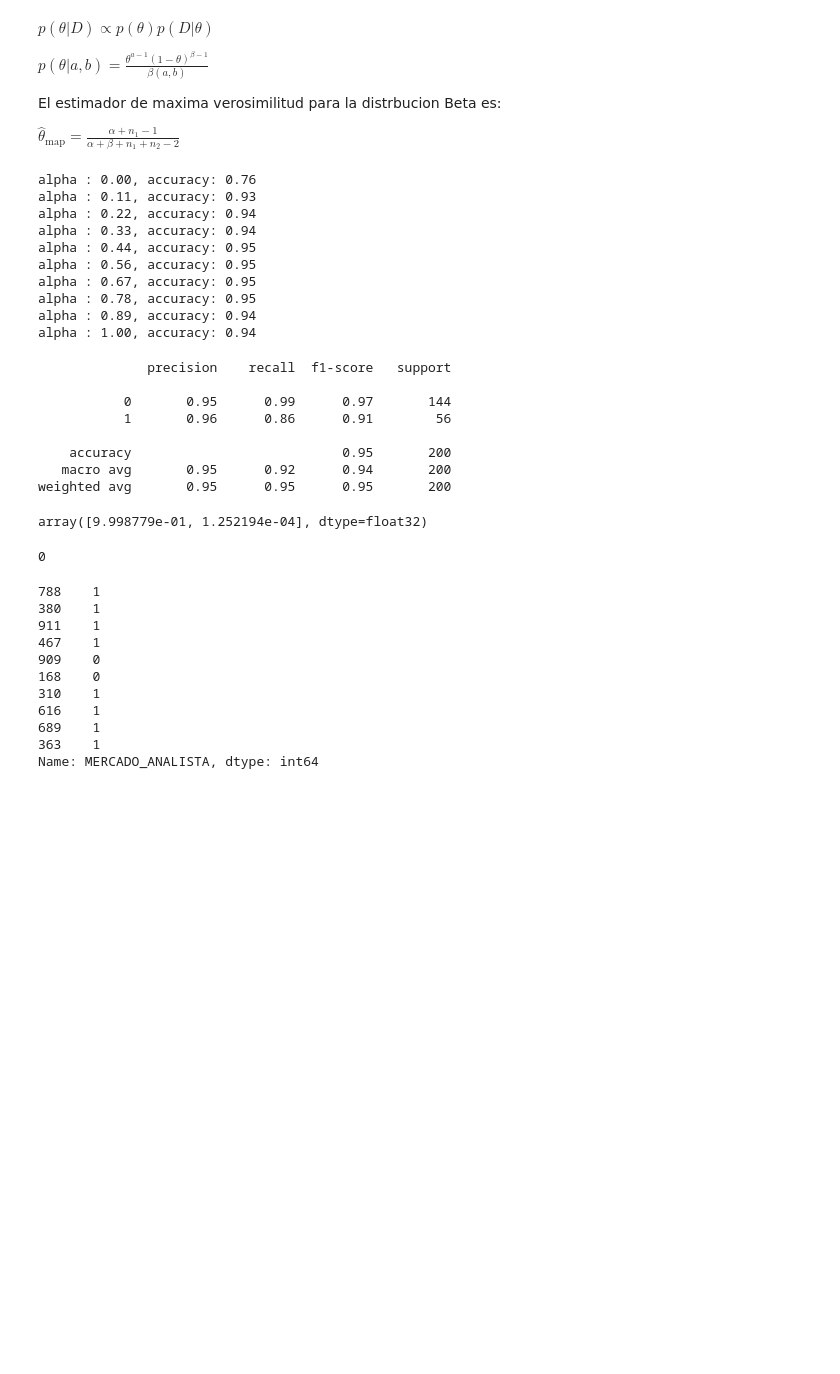
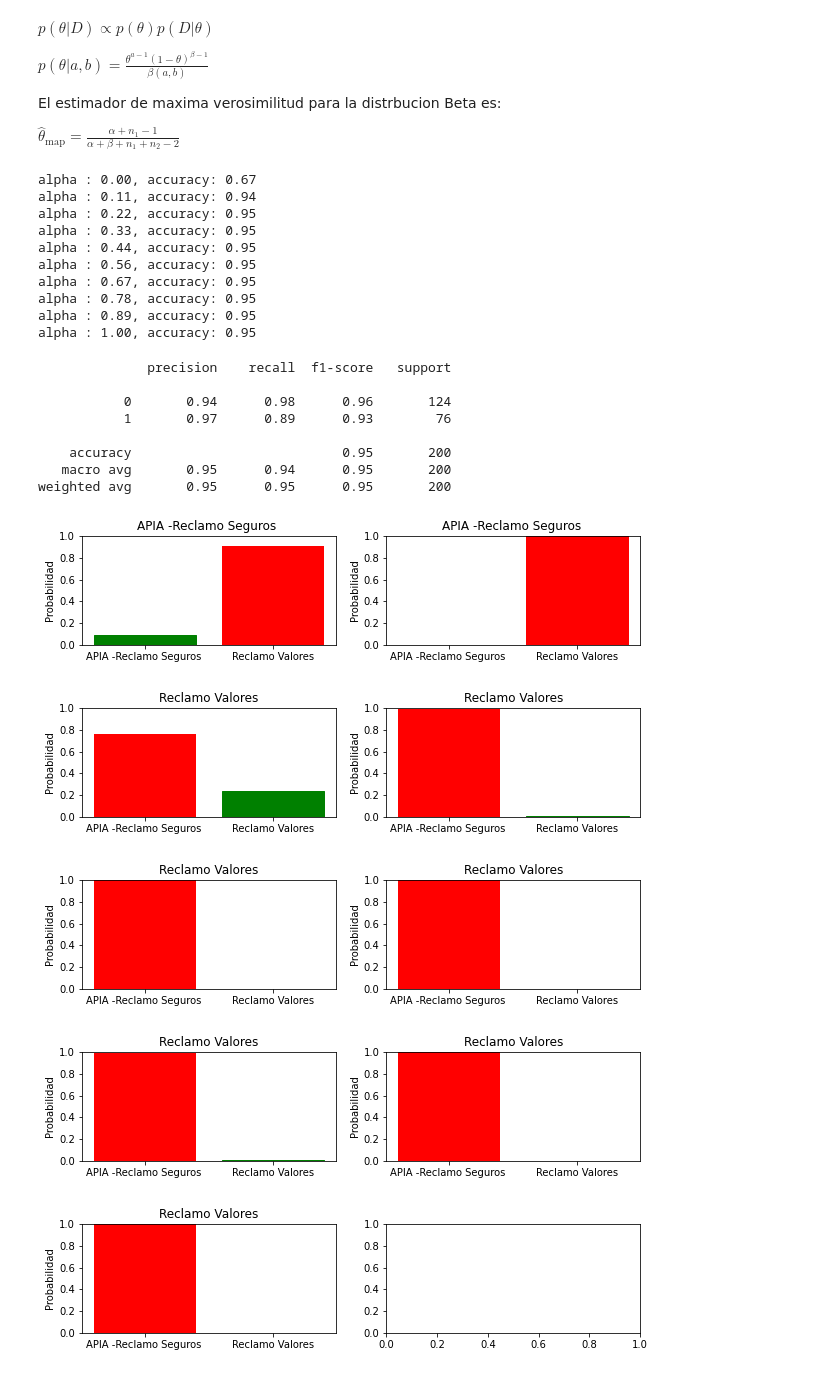
Before and after one commit to sherna90/desafio_suptech, a Jupyter notebook: 1.-naive_bayes_bernoulli.ipynb, the cells around one changed output. Drawn from its saved outputs; the diff is of its cells as text; code cells hidden in the pictures; blank space fills up the shorter version.

```diff
--- a/1.-naive_bayes_bernoulli.ipynb
+++ b/1.-naive_bayes_bernoulli.ipynb
@@ -124,7 +124,7 @@ from sklearn import metrics
 import numpy as np
 
 
-for a in np.linspace(0,1,10):
+for a in np.linspace(1.0e-10,1,10):
     clf = BernoulliNB(alpha=a)
     clf.fit(X_train, y_train)
     y_pred = clf.predict(X_test)
@@ -236,55 +242,53 @@ for a in np.linspace(0,1,10):
     score = metrics.accuracy_score(y_test, y_pred_tfp)
     print('alpha : {0:0.2f}, accuracy: {1:0.2f}'.format(a,score))
 # %% [output]
-alpha : 0.00, accuracy: 0.76
-alpha : 0.11, accuracy: 0.93
-alpha : 0.22, accuracy: 0.94
-alpha : 0.33, accuracy: 0.94
+alpha : 0.00, accuracy: 0.67
+alpha : 0.11, accuracy: 0.94
+alpha : 0.22, accuracy: 0.95
+alpha : 0.33, accuracy: 0.95
 alpha : 0.44, accuracy: 0.95
 alpha : 0.56, accuracy: 0.95
 alpha : 0.67, accuracy: 0.95
 alpha : 0.78, accuracy: 0.95
-alpha : 0.89, accuracy: 0.94
-alpha : 1.00, accuracy: 0.94
+alpha : 0.89, accuracy: 0.95
+alpha : 1.00, accuracy: 0.95
 # %%
 from sklearn.metrics import classification_report
 
-theta=laplace_smoothing(X_train,y_train,alpha=0.5)
+theta=laplace_smoothing(X_train,y_train,alpha=0.22)
 class_conditionals=get_class_conditionals(theta)
 y_pred_tfp=predict_class(prior, class_conditionals, X_test)
 print(classification_report(y_test, y_pred_tfp))
 # %% [output]
               precision    recall  f1-score   support
 
-           0       0.95      0.99      0.97       144
-           1       0.96      0.86      0.91        56
+           0       0.94      0.98      0.96       124
+           1       0.97      0.89      0.93        76
 
     accuracy                           0.95       200
-   macro avg       0.95      0.92      0.94       200
+   macro avg       0.95      0.94      0.95       200
 weighted avg       0.95      0.95      0.95       200
-# %%
-class_error=y_pred_tfp!=y_test
-X_error=X_test[class_error]
-err_pred=predict_sample(prior, class_conditionals,X_error[0,:])
-# %%
-err_pred
-# %% [output]
-array([9.998779e-01, 1.252194e-04], dtype=float32)
-# %%
-err_pred.argmax()
-# %% [output]
-0
-# %%
-y_test[class_error]
-# %% [output]
-788    1
-380    1
-911    1
-467    1
-909    0
-168    0
-310    1
-616    1
-689    1
-363    1
-Name: MERCADO_ANALISTA, dtype: int64
+# %%
+class_error=y_pred_tfp!=y_test
+X_error=X_test[class_error]
+true_label=y_test[class_error]
+n_error=len(true_label)
+str_labels=df['MERCADO_ANALISTA'].unique()
+
+for i in range(1,n_error+1,2):
+    fig, ax = plt.subplots(1,2,figsize=(10, 2))
+    for j in range(2):
+        if(i+j<n_error):
+            err_pred=predict_sample(prior, class_conditionals,X_error[i+j,:])
+            bar=ax[j].bar(str_labels, err_pred, color='red')
+            bar[int(true_label.iloc[i])].set_color('green')
+            ax[j].set_title(str_labels[int(true_label.iloc[i+j])])
+            ax[j].set_ylim([0, 1])
+            ax[j].set_ylabel('Probabilidad')
+plt.show()
+# %% [output]
+[figure, added]
+[figure, added]
+[figure, added]
+[figure, added]
+[figure, added]
```
Also changed, not shown: parts of 4 cells of this notebook.
